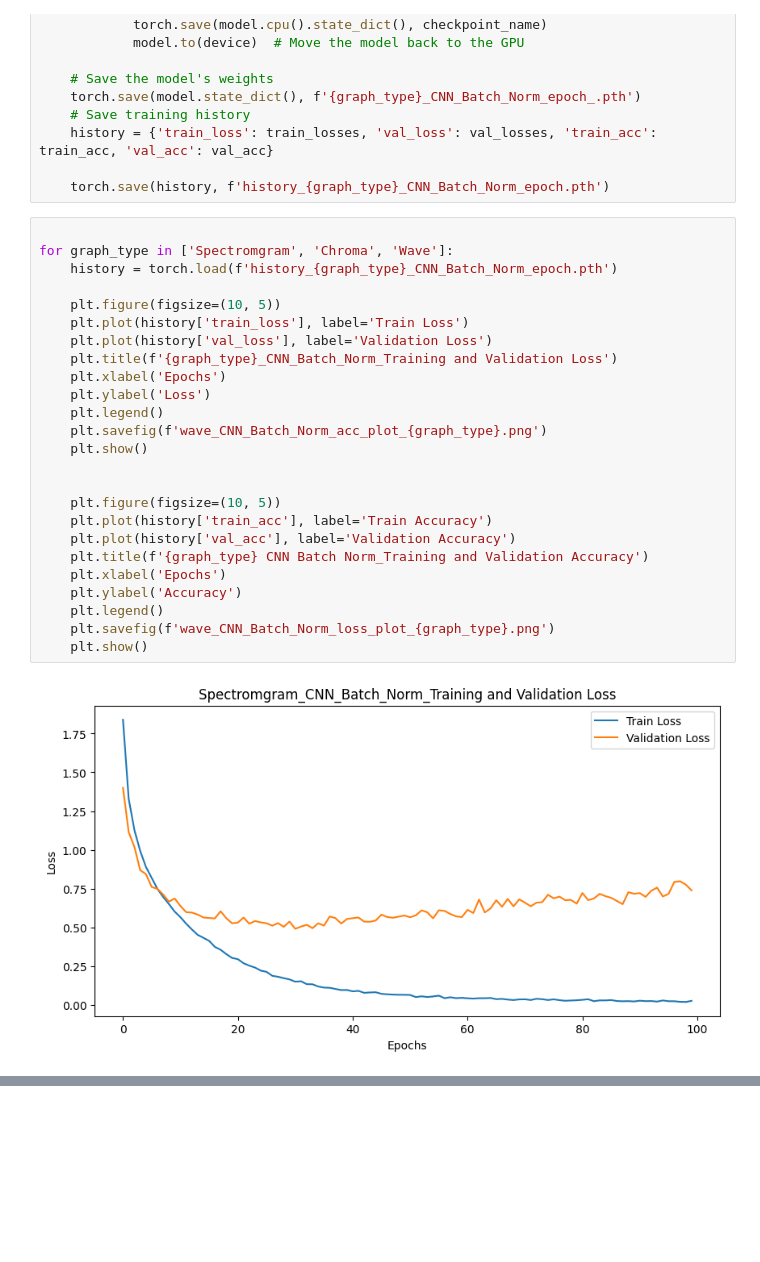
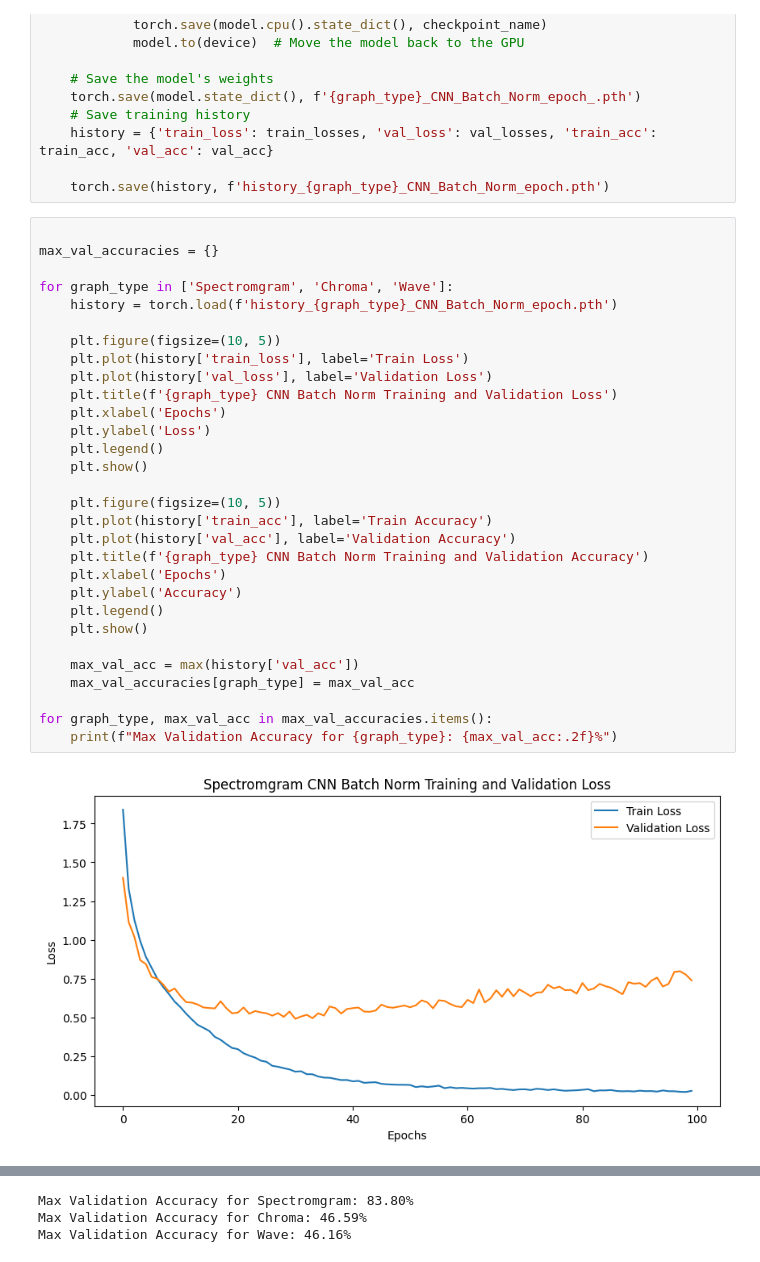
Before and after one commit to BoddyShen/cs682_final_project, a Jupyter notebook: CS682-final.ipynb, the cells around one changed output, grey strips where cells are left out. Drawn from its saved outputs; the diff is of its cells as text; blank space fills up the shorter version.

```diff
--- a/CS682-final.ipynb
+++ b/CS682-final.ipynb
@@ -813,30 +811,35 @@ for data_dir in ['Data/spectromgram/', 'Data/chroma/', 'Data/wave/']:
 
     torch.save(history, f'history_{graph_type}_CNN_Batch_Norm_epoch.pth')
 # %%
+
+max_val_accuracies = {}
 
 for graph_type in ['Spectromgram', 'Chroma', 'Wave']:
     history = torch.load(f'history_{graph_type}_CNN_Batch_Norm_epoch.pth')
 
     plt.figure(figsize=(10, 5))
     plt.plot(history['train_loss'], label='Train Loss')
     plt.plot(history['val_loss'], label='Validation Loss')
-    plt.title(f'{graph_type}_CNN_Batch_Norm_Training and Validation Loss')
+    plt.title(f'{graph_type} CNN Batch Norm Training and Validation Loss')
     plt.xlabel('Epochs')
     plt.ylabel('Loss')
     plt.legend()
-    plt.savefig(f'wave_CNN_Batch_Norm_acc_plot_{graph_type}.png')
     plt.show()
-
 
     plt.figure(figsize=(10, 5))
     plt.plot(history['train_acc'], label='Train Accuracy')
     plt.plot(history['val_acc'], label='Validation Accuracy')
-    plt.title(f'{graph_type} CNN Batch Norm_Training and Validation Accuracy')
+    plt.title(f'{graph_type} CNN Batch Norm Training and Validation Accuracy')
     plt.xlabel('Epochs')
     plt.ylabel('Accuracy')
     plt.legend()
-    plt.savefig(f'wave_CNN_Batch_Norm_loss_plot_{graph_type}.png')
     plt.show()
+
+    max_val_acc = max(history['val_acc'])
+    max_val_accuracies[graph_type] = max_val_acc
+
+for graph_type, max_val_acc in max_val_accuracies.items():
+    print(f"Max Validation Accuracy for {graph_type}: {max_val_acc:.2f}%")
 # %% [output]
-[figure, old version]
+[figure, new version]
 [figure]
@@ -846 +849,4 @@ for graph_type in ['Spectromgram', 'Chroma', 'Wave']:
 [figure]
+Max Validation Accuracy for Spectromgram: 83.80%
+Max Validation Accuracy for Chroma: 46.59%
+Max Validation Accuracy for Wave: 46.16%
```
Also changed, not shown: parts of 2 cells of this notebook.
